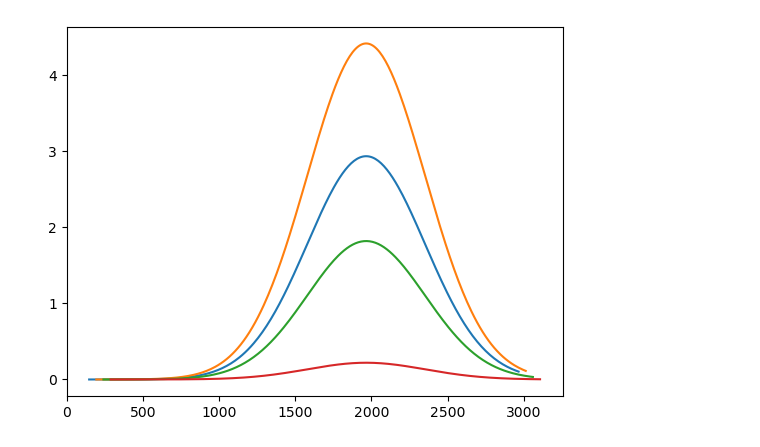
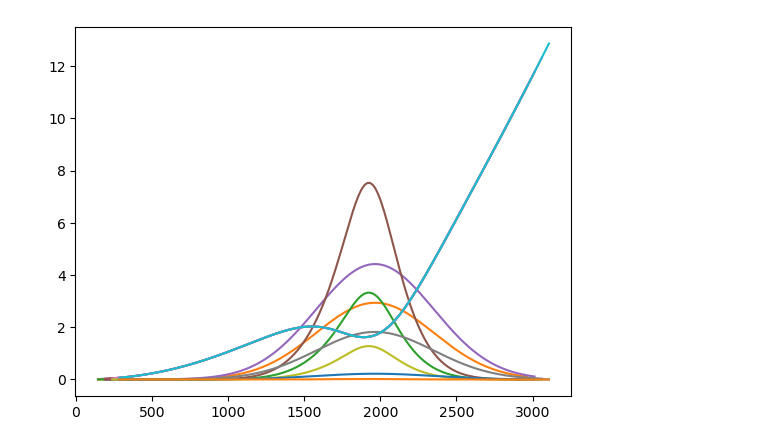
Before and after one commit to lxa349/Asteroseismology-Group-Project-2026, a Jupyter notebook: joels_envelope_of_doom.ipynb, the cells around one changed output. Cells and saved outputs as stored; diff of their text form; code cells hidden in the pictures.

```diff
--- a/joels_envelope_of_doom.ipynb
+++ b/joels_envelope_of_doom.ipynb
@@ -26,8 +26,6 @@ def calc_maximum_rms_amplitude_radial(mass_star, teff_star):
     t_red_star = 8907*(luminosity_ratio**power)
     delta_t = 1250
     dwarf_suppression_beta = 1 - np.exp((teff_star - t_red_star)/(delta_t))
-
-
 
     max_rms_amplitude_star = max_rms_amplitude_sun * dwarf_suppression_beta * luminosity_ratio *(mass_star**-1) * ((teff_star / teff_sun_K) ** (-2))
 
@@ -59,56 +57,100 @@ def calc_nl_rms_amplitude_radial(mass_star, teff_star, n, l):
     nl_rms_ampliude_star = V[l]*(((calc_maximum_rms_amplitude_radial(mass_star, teff_star) ** 2) * np.exp(-((nu_nl - nu_max)**2)/(2*(width_envelope**2))))**0.5)
 
     return nl_rms_ampliude_star, nu_nl
 
-all_freq = []
-all_amp = []
-
 
 def visibility(amp, V):
     amp_visual = []
     for i in freq:
         i = i * V
         amp_visual.append(i)
     return amp_visual
 
 
-for j in np.arange(len(l)):
+"""for j in np.arange(len(l)):
     freq = []
     amp = []
     amplitudes_frequency = []
     for i in n:
         amplitudes_frequency.append(calc_nl_rms_amplitude_radial(mass_star, teff_star, i, j))
 
         freq.append(amplitudes_frequency[int(i)][1])
         amp.append(amplitudes_frequency[int(i)][0])
 
 
 
     all_freq.append(freq)
     all_amp.append(amp)
 
+    plt.plot(freq,amp)"""
+
+
+
+
+def width_parameter(mass_star, teff_star, a, b):
+    nu_max = nu_max_sun_uHz * (mass_star / (r_star**2)) * (teff_star / teff_sun_K) ** (-0.5)
+    P = (a*(nu_max/3090)) + b
+    return P
+
+alpha = width_parameter(mass_star, teff_star, 2.95, 0.39)
+width_alpha = width_parameter(mass_star, teff_star, 3.08, 3.32)
+delta_width_dip = width_parameter(mass_star, teff_star, -0.47, 0.62)
+W_dip = width_parameter(mass_star, teff_star, 4637, -141)
+nu_dip = width_parameter(mass_star, teff_star, 2984, 60)
+
+def calc_width_nl(mass_star, teff_star, n, l):
+
+    nu_max = nu_max_sun_uHz * (mass_star / (r_star**2)) * (teff_star / teff_sun_K) ** (-0.5)
+    delta_nu = delta_nu_sun * (mass_star**0.5) * (r_star**(-1.5))
+    nu_nl = delta_nu * (n + (l/2) + epsilon)
+
+    Lnwidth = ((alpha * np.log(nu_nl/nu_max)) + np.log(width_alpha)) + (np.log(delta_width_dip)/(1 + (((2 * np.log(nu_nl/nu_dip))/(np.log(W_dip/nu_max)))**2)))
+    width_nl = np.exp(Lnwidth)
+
+    return width_nl, nu_nl
+
+def lorentz(freq, centroid, scale):
+    #scale parameter is the half-width-half-maximum value of the Lorentz curve
+    return (1/np.pi) * (scale / ((freq - centroid)**2 + scale**2))
+
+
+all_nu = []
+all_width = []
+all_freq = []
+all_amp = []
+
+
+for j in np.arange(len(l)):
+    nu = []
+    width = []
+    width_frequency = []
+
+    freq = []
+    amp = []
+    amplitudes_frequency = []
+
+    for i in n:
+        width_frequency.append(calc_width_nl(mass_star, teff_star, i, j))
+
+        nu.append(width_frequency[int(i)][1])
+        width.append(width_frequency[int(i)][0])
+
+        amplitudes_frequency.append(calc_nl_rms_amplitude_radial(mass_star, teff_star, i, j))
+
+        freq.append(amplitudes_frequency[int(i)][1])
+        amp.append(amplitudes_frequency[int(i)][0])
+
+    all_nu.append(freq)
+    all_width.append(amp)
+
+    plt.plot(nu, width)
+
+    all_freq.append(freq)
+    all_amp.append(amp)
+
     plt.plot(freq,amp)
 
-l_0_freq = all_freq[0]
-l_1_freq = all_freq[1]
-l_2_freq = all_freq[2]
-l_3_freq = all_freq[3]
-
-l_0_amp = all_amp[0]
-l_1_amp = all_amp[1]
-l_2_amp = all_amp[2]
-l_3_amp = all_amp[3]
-
-
-def width_parameter(mass_star, teff_star, a, b, c):
-    nu_max = nu_max_sun_uHz * (mass_star / (r_star**2)) * (teff_star / teff_sun_K) ** (-0.5)
-    x = a + (b*Teff) + (c*nu_max)
-    return x
-
-alpha = width_parameter(mass_star, teff_star, -3.71e0, 1.073e-3, 1.883e-4)
-width_alpha = width_parameter(mass_star, teff_star, -7.209e1, 1.543e-2, 9.101e-4)
-delta_width_dip = width_parameter(mass_star, teff_star, -2.266e-1, 5.083e-5, 2.715e-6)
-nu_dip = width_parameter(mass_star, teff_star, -2.190e3, 4.302e-1, 8.427e-1)
-W_dip = width_parameter(mass_star, teff_star, -5.639e-1, 1.138e-4, 1.312e-4)
+    spiky = (2 * (np.array(amp)*np.array(amp)))/(np.pi * np.array(width))
+    plt.plot(freq, spiky)
 # %% [output]
-[figure, old version]
+[figure, new version]
```
